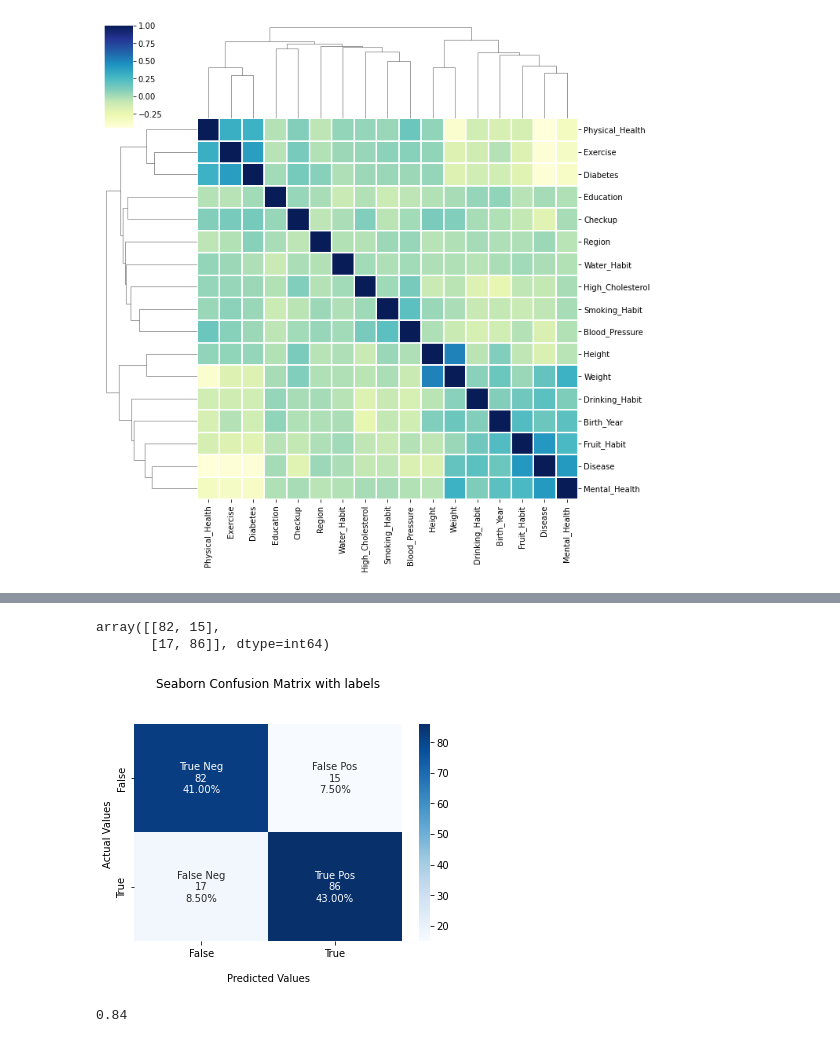
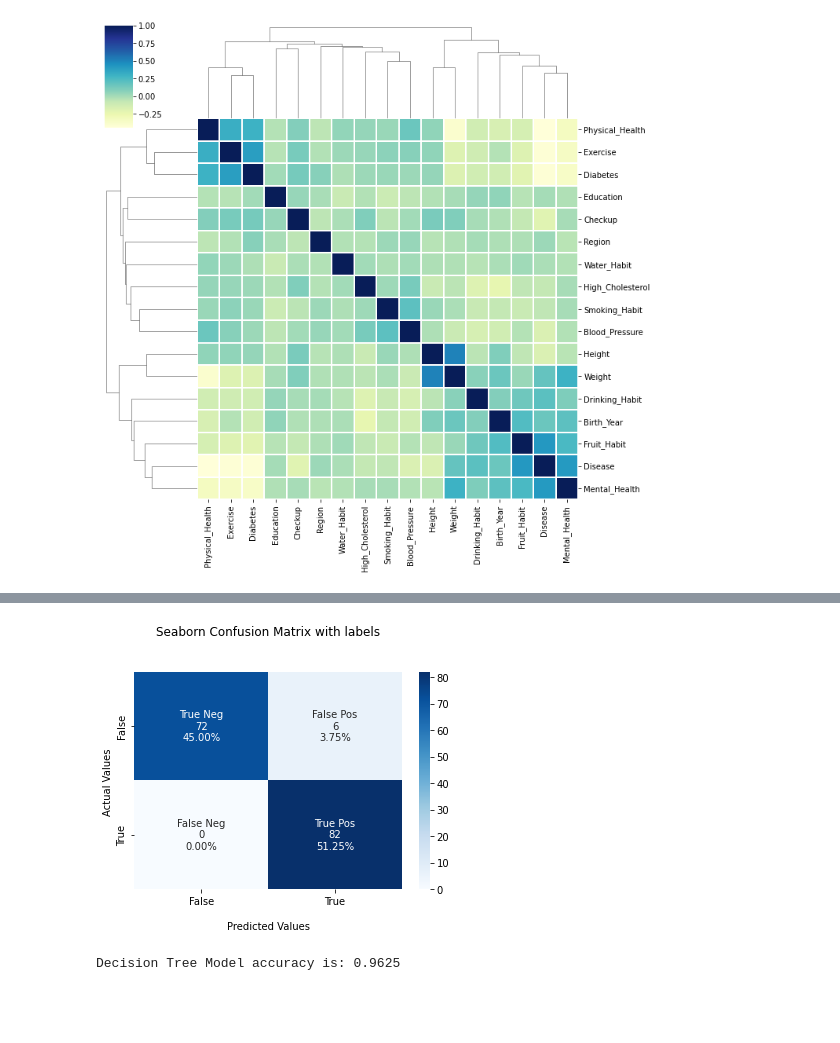
Before and after one commit to tomascortereal/MachineLearning, a Jupyter notebook: Smith _Parasite_Malho.ipynb, the cells around one changed output, grey strips where cells are left out. Cells and saved outputs as stored; diff of their text form; code cells hidden in the pictures; blank space fills up the shorter version.

```diff
--- a/Smith _Parasite_Malho.ipynb
+++ b/Smith _Parasite_Malho.ipynb
@@ -366,8 +502,3 @@ y = train_data['Disease']
 # %%
-x_train, x_val, y_train, y_val = train_test_split(x,
-                                                  y,
-                                                  test_size = 0.25,
-                                                  random_state = 15,
-                                                  shuffle = True,
-                                                  stratify = y)
+decision_tree_model = tree.DecisionTreeClassifier()
 # %%
@@ -396,40 +512,34 @@ array([0, 0, 1, 0, 1, 1, 0, 1, 0, 1, 1, 1, 1, 1, 0, 0, 0, 1, 1, 1, 1, 0,
 # %%
-cf_matrix = confusion_matrix(y_val, y_pred)
-cf_matrix
+cf_matrix_decision_tree_model = confusion_matrix(y_test, y_pred_decision_tree_model)
+
+group_names = ['True Neg','False Pos','False Neg','True Pos']
+
+group_counts = ["{0:0.0f}".format(value) for value in
+                cf_matrix_decision_tree_model.flatten()]
+
+group_percentages = ["{0:.2%}".format(value) for value in
+                     cf_matrix_decision_tree_model.flatten()/np.sum(cf_matrix_decision_tree_model)]
+
+labels = [f"{v1}\n{v2}\n{v3}" for v1, v2, v3 in
+          zip(group_names,group_counts,group_percentages)]
+
+labels = np.asarray(labels).reshape(2,2)
+
+ax = sns.heatmap(cf_matrix_decision_tree_model, annot=labels, fmt='', cmap='Blues')
+
+ax.set_title('Seaborn Confusion Matrix with labels\n\n');
+ax.set_xlabel('\nPredicted Values')
+ax.set_ylabel('Actual Values ');
+
+## Ticket labels - List must be in alphabetical order
+ax.xaxis.set_ticklabels(['False','True'])
+ax.yaxis.set_ticklabels(['False','True'])
+
+## Display the visualization of the Confusion Matrix.
+plt.show()
+
+print('\033[1;4mDecision Tree Model accuracy is:\033[0m', decision_tree_model.score(x_test, y_test))
 # %% [output]
+[figure, added]
-array([[82, 15],
-       [17, 86]], dtype=int64)
+Decision Tree Model accuracy is: 0.9625
-# %%
-group_names = ['True Neg','False Pos','False Neg','True Pos']
-
-group_counts = ["{0:0.0f}".format(value) for value in
-                cf_matrix.flatten()]
-
-group_percentages = ["{0:.2%}".format(value) for value in
-                     cf_matrix.flatten()/np.sum(cf_matrix)]
-
-labels = [f"{v1}\n{v2}\n{v3}" for v1, v2, v3 in
-          zip(group_names,group_counts,group_percentages)]
-
-labels = np.asarray(labels).reshape(2,2)
-
-ax = sns.heatmap(cf_matrix, annot=labels, fmt='', cmap='Blues')
-
-ax.set_title('Seaborn Confusion Matrix with labels\n\n');
-ax.set_xlabel('\nPredicted Values')
-ax.set_ylabel('Actual Values ');
-
-## Ticket labels - List must be in alphabetical order
-ax.xaxis.set_ticklabels(['False','True'])
-ax.yaxis.set_ticklabels(['False','True'])
-
-## Display the visualization of the Confusion Matrix.
-plt.show()
-# %% [output]
-[figure, removed]
-# %%
-# Accuracy Score
-accuracy_score(y_val, y_pred)
-# %% [output]
-0.84
 # %%
```
Also changed, not shown: parts of 54 cells of this notebook.
